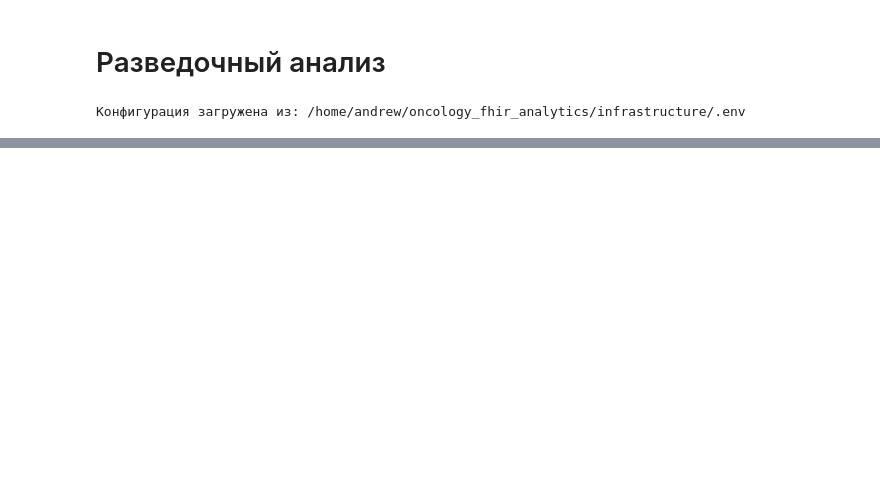
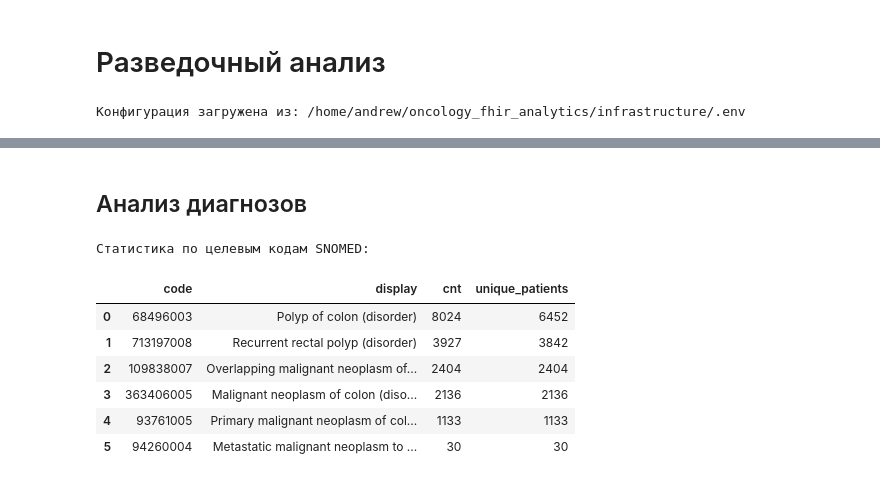
Before and after one commit to BalshowAndrew/oncology_fhir_analytics, a Jupyter notebook: notebooks/01_eda_clickhouse.ipynb, the cells around one changed output, grey strips where cells are left out. Saved outputs shown, nothing was run; the diff lists cells and outputs as text; code cells hidden in the pictures; blank space fills up the shorter version.

```diff
--- a/notebooks/01_eda_clickhouse.ipynb
+++ b/notebooks/01_eda_clickhouse.ipynb
@@ -98,0 +82,28 @@ df.describe()
+# %% [markdown]
+## Анализ диагнозов
+# %%
+# Проверим наличие указанных вами кодов в базе
+target_codes = ['68496003', '713197008', '93761005', '109838007', '363406005', '94260004']
+
+df_cond_stats = query_df(f"""
+SELECT
+    code,
+    display,
+    count() as cnt,
+    count(DISTINCT patient_id) as unique_patients
+FROM oncology.conditions
+WHERE code IN {tuple(target_codes)}
+GROUP BY code, display
+ORDER BY cnt DESC
+""")
+print("Статистика по целевым кодам SNOMED:")
+df_cond_stats
+# %% [output]
+Статистика по целевым кодам SNOMED:
+|  | code | display | cnt | unique_patients |
+| 0 | 68496003 | Polyp of colon (disorder) | 8024 | 6452 |
+| 1 | 713197008 | Recurrent rectal polyp (disorder) | 3927 | 3842 |
+| 2 | 109838007 | Overlapping malignant neoplasm of... | 2404 | 2404 |
+| 3 | 363406005 | Malignant neoplasm of colon (diso... | 2136 | 2136 |
+| 4 | 93761005 | Primary malignant neoplasm of col... | 1133 | 1133 |
+| 5 | 94260004 | Metastatic malignant neoplasm to ... | 30 | 30 |
```
Also changed, not shown: parts of 18 cells of this notebook.
